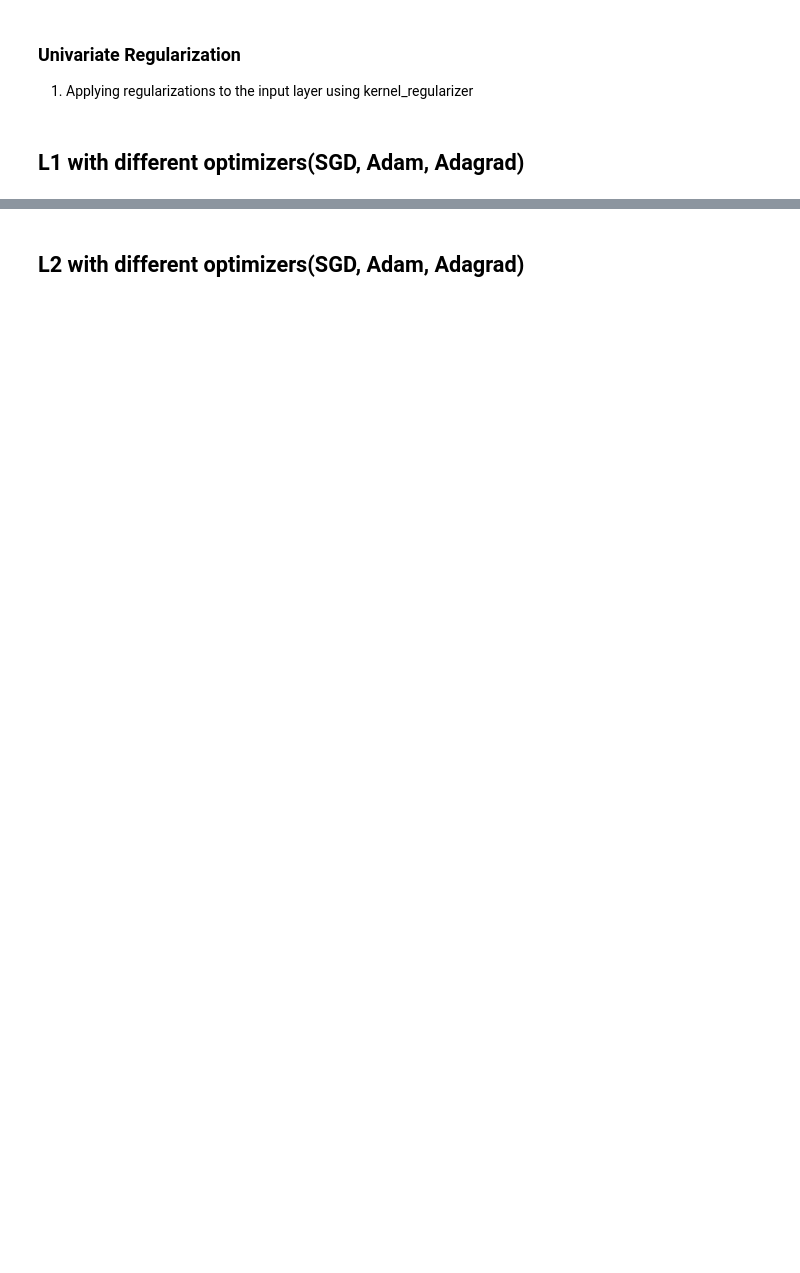
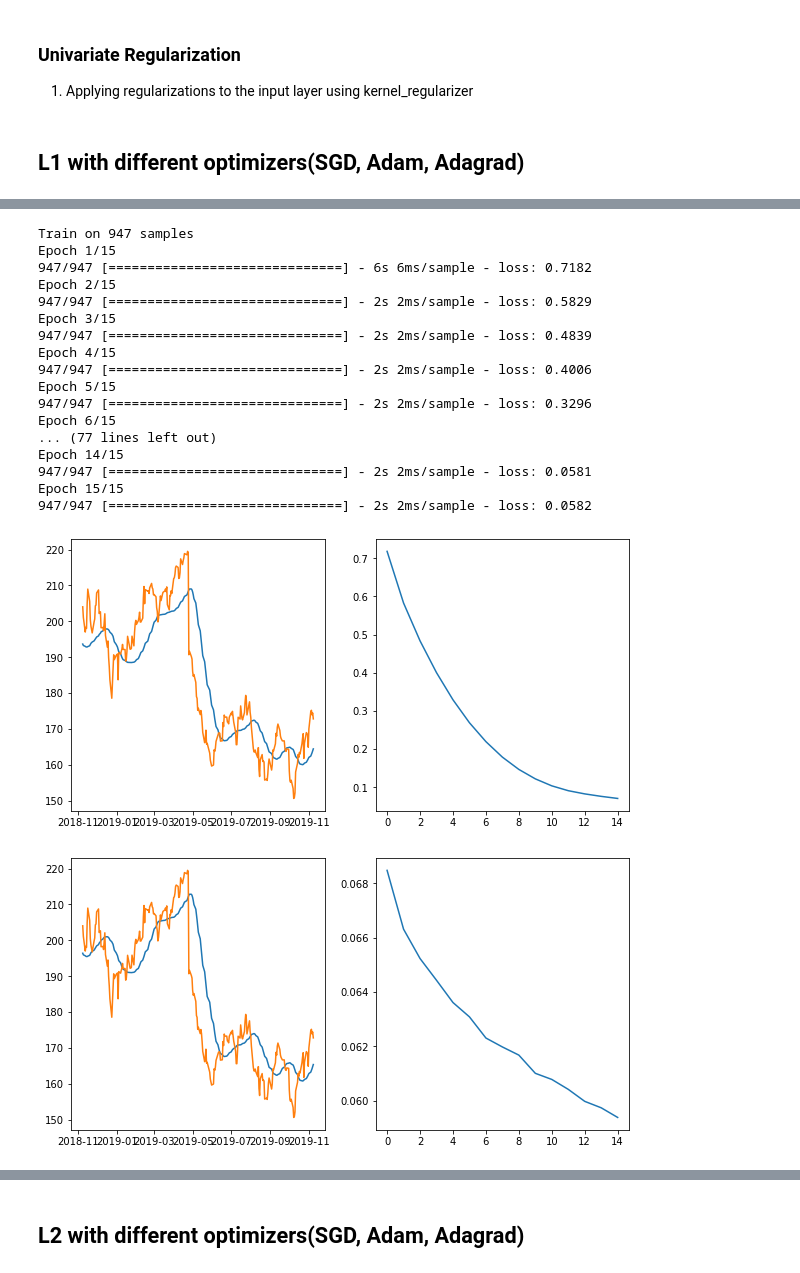
Before and after one commit to Samarmy/CS545TP, a Jupyter notebook: Armstrong-Choudhary-Hua-project.ipynb, the cells around one changed output, grey strips where cells are left out. Cells and saved outputs as stored; diff of their text form; code cells hidden in the pictures; blank space fills up the shorter version.

```diff
--- a/Armstrong-Choudhary-Hua-project.ipynb
+++ b/Armstrong-Choudhary-Hua-project.ipynb
@@ -365,24 +333,45 @@ plt.plot(history.history['loss'])
 # %%
-# Compiling the RNN
-regressor.compile(optimizer = 'adagrad', loss = 'mean_squared_error')
-# Fitting the RNN to the Training set
-history = regressor.fit(X_train, y_train, epochs = 15, batch_size = 50)
+for i in algorithms:
+    # Compiling the RNN
+    regressor.compile(optimizer = i , loss = 'mean_squared_error')
+    # Fitting the RNN to the Training set
+    history = regressor.fit(X_train, y_train, epochs = 15, batch_size = 50)
 
-testing_set_scaled = sc.transform(testing_set.to_numpy().reshape(-1, 1))
-X_test = []
-for i in range(look_back, testing_set_scaled.shape[0]):
-    X_test.append(testing_set_scaled[i-look_back:i, 0])
-X_test = np.array(X_test)
-X_test = np.reshape(X_test, (X_test.shape[0], X_test.shape[1], 1))
-predicted_stock_price = regressor.predict(X_test)
-predicted_stock_price = sc.inverse_transform(predicted_stock_price)
-predicted_stock_price = pd.DataFrame(predicted_stock_price)
-predicted_stock_price.index = testing_set[look_back:].index
+    testing_set_scaled = sc.transform(testing_set.to_numpy().reshape(-1, 1))
+    X_test = []
+    for i in range(look_back, testing_set_scaled.shape[0]):
+        X_test.append(testing_set_scaled[i-look_back:i, 0])
+    X_test = np.array(X_test)
+    X_test = np.reshape(X_test, (X_test.shape[0], X_test.shape[1], 1))
+    predicted_stock_price = regressor.predict(X_test)
+    predicted_stock_price = sc.inverse_transform(predicted_stock_price)
+    predicted_stock_price = pd.DataFrame(predicted_stock_price)
+    predicted_stock_price.index = testing_set[look_back:].index
 
-plt.figure(figsize=(10, 5))
-plt.subplot(1, 2, 1)
-plt.plot(predicted_stock_price)
-plt.plot(testing_set[look_back:])
+    plt.figure(figsize=(10, 5))
+    plt.subplot(1, 2, 1)
+    plt.plot(predicted_stock_price)
+    plt.plot(testing_set[look_back:])
 
-plt.subplot(1, 2, 2)
-plt.plot(history.history['loss'])
+    plt.subplot(1, 2, 2)
+    plt.plot(history.history['loss'])
+# %% [output]
+Train on 947 samples
+Epoch 1/15
+947/947 [==============================] - 6s 6ms/sample - loss: 0.7182
+Epoch 2/15
+947/947 [==============================] - 2s 2ms/sample - loss: 0.5829
+Epoch 3/15
+947/947 [==============================] - 2s 2ms/sample - loss: 0.4839
+Epoch 4/15
+947/947 [==============================] - 2s 2ms/sample - loss: 0.4006
+Epoch 5/15
+947/947 [==============================] - 2s 2ms/sample - loss: 0.3296
+Epoch 6/15
+... (77 lines left out)
+Epoch 14/15
+947/947 [==============================] - 2s 2ms/sample - loss: 0.0581
+Epoch 15/15
+947/947 [==============================] - 2s 2ms/sample - loss: 0.0582
+[figure, added]
+[figure, added]
```
Also changed, not shown: parts of 23 cells of this notebook.
